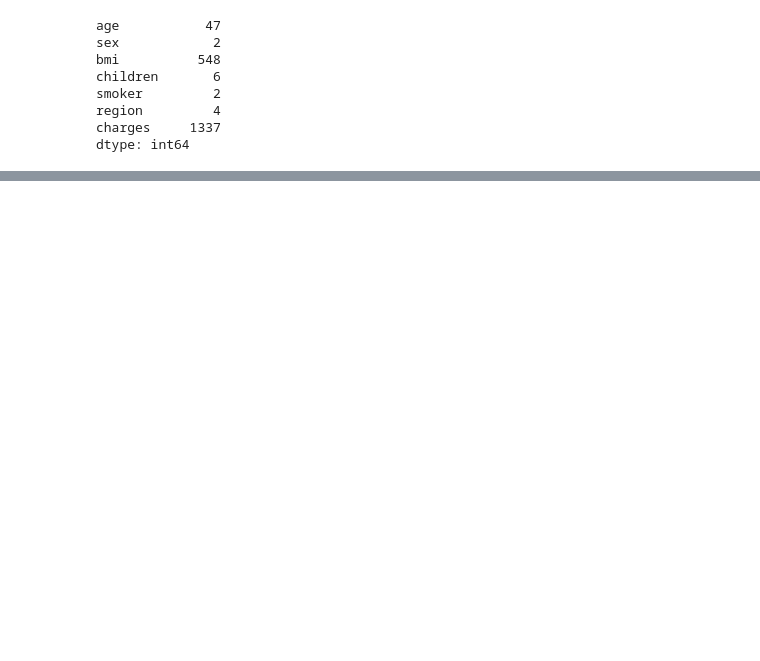
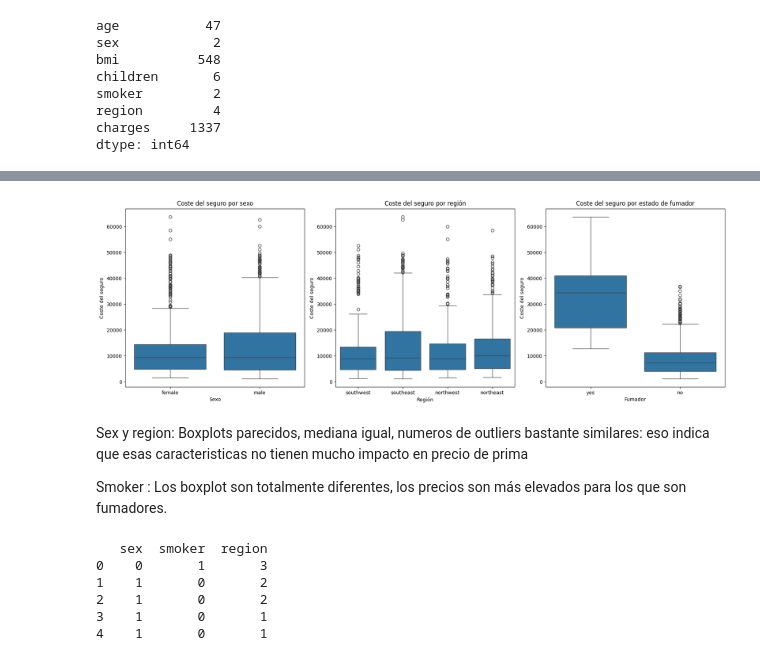
Before and after one commit to 4GeeksAcademy/PAULINE---LINEAR-REGRESSION, a Jupyter notebook: src/explore.ipynb, the cells around one changed output, grey strips where cells are left out. Saved outputs shown, nothing was run; the diff lists cells and outputs as text; code cells hidden in the pictures; blank space fills up the shorter version.

```diff
--- a/src/explore.ipynb
+++ b/src/explore.ipynb
@@ -65,0 +210,48 @@ dtype: int64
+# %%
+#Categóricas :
+fig, axs = plt.subplots(1, 3, figsize=(18, 6))
+
+sns.boxplot(x='sex', y='charges', data=df, ax=axs[0])
+axs[0].set_title('Coste del seguro por sexo')
+axs[0].set_xlabel('Sexo')
+axs[0].set_ylabel('Coste del seguro')
+
+# Violin plot de 'charges' por 'region'
+sns.boxplot(x='region', y='charges', data=df, ax=axs[1])
+axs[1].set_title('Coste del seguro por región')
+axs[1].set_xlabel('Región')
+axs[1].set_ylabel('Coste del seguro')
+
+# Box plot de 'charges' por 'smoker'
+sns.boxplot(x='smoker', y='charges', data=df, ax=axs[2])
+axs[2].set_title('Coste del seguro por estado de fumador')
+axs[2].set_xlabel('Fumador')
+axs[2].set_ylabel('Coste del seguro')
+
+# Ajustar el espacio entre los subgráficos
+plt.tight_layout()
+
+# Mostrar el gráfico
+plt.show()
+# %% [output]
+[figure, added]
+# %% [markdown]
+Sex y region: Boxplots parecidos, mediana igual, numeros de outliers bastante similares: eso indica que esas caracteristicas no tienen mucho impacto en precio de prima
+
+Smoker : Los boxplot son totalmente diferentes, los precios son más elevados para los que son fumadores.
+# %%
+#Vamos a convertir las 3 columnas categoricas a num :
+col_cat = ['sex', 'smoker', 'region']
+enc = LabelEncoder()
+
+# Aplicamos label encoder a las columnas de manera independiente
+df[col_cat] = df[col_cat].apply(enc.fit_transform)
+
+print(df[col_cat].head())
+# %% [output]
+   sex  smoker  region
+0    0       1       3
+1    1       0       2
+2    1       0       2
+3    1       0       1
+4    1       0       1
```
Also changed, not shown: parts of 35 cells of this notebook.
